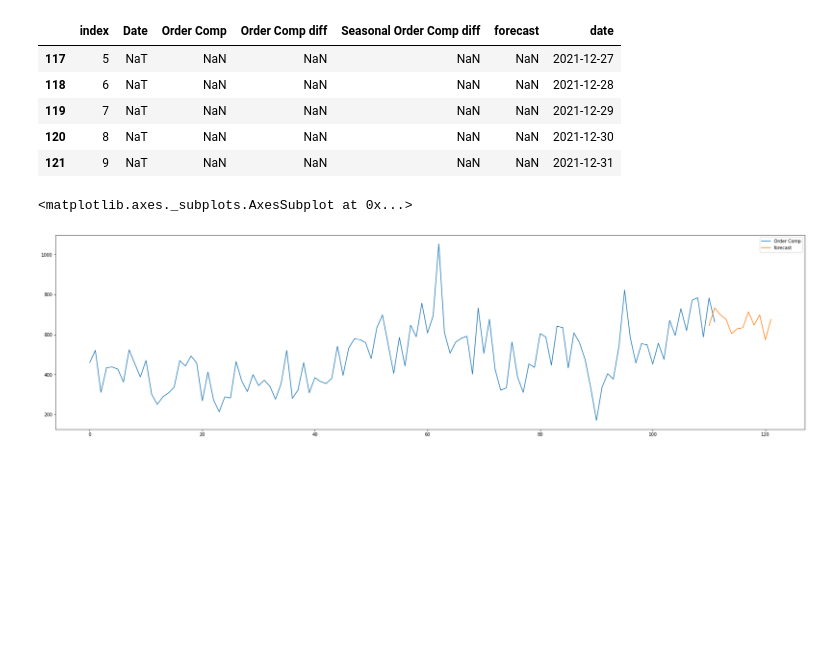
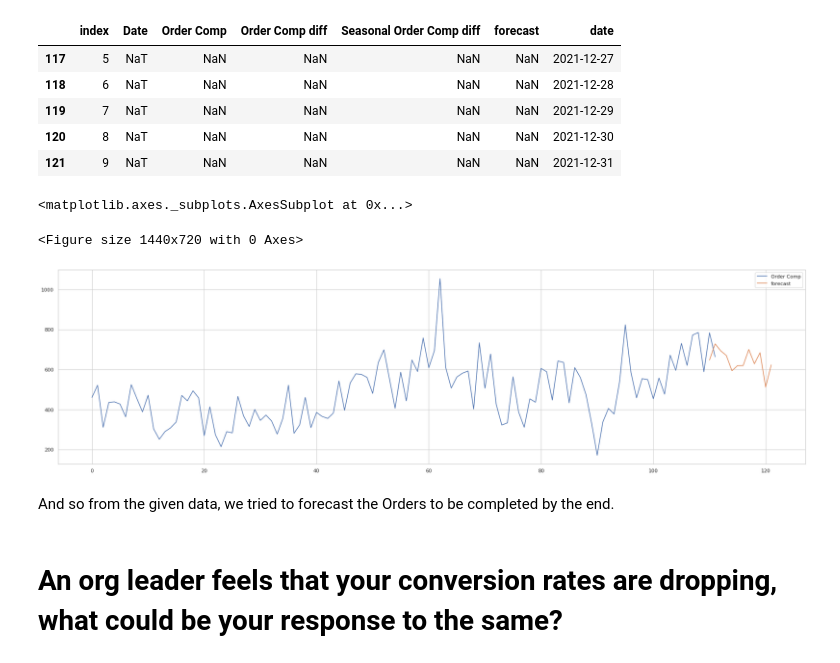
Before and after one commit to ajinkyajumde/EDA-with-TSF, a Jupyter notebook: GIVA.ipynb, the cells around one changed output. Cells and saved outputs as stored; diff of their text form; code cells hidden in the pictures; blank space fills up the shorter version.

```diff
--- a/GIVA.ipynb
+++ b/GIVA.ipynb
@@ -138,7 +152,5 @@ weak evidence against null hypothesis, time series has a unit root, indicating i
 # %%
 forecast_model['Order Comp diff'] = forecast_model['Order Comp'] - forecast_model['Order Comp'].shift(1)
-# %%
-forecast_model['Seasonal Order Comp diff']=forecast_model['Order Comp'] - forecast_model['Order Comp'].shift(30)
 # %%
 forecast_model.head()
 # %% [output]
@@ -199,5 +198,5 @@ fig = sm.graphics.tsa.plot_pacf(forecast_model['Seasonal Order Comp diff'].iloc[
 import statsmodels.api as sm
 from statsmodels.tsa.statespace.sarimax import SARIMAX
 # %%
-model=SARIMAX(forecast_model['Order Comp'],order=(1, 1, 2),seasonal_order=(1,1,2,30))
+model=SARIMAX(forecast_model['Order Comp'],order=(1, 1, 3),seasonal_order=(1,1,3,30))
 results=model.fit()
@@ -261,9 +262,17 @@ future_df.tail()
 | 120 | 8 | NaT | NaN | NaN | NaN | NaN | 2021-12-30 |
 | 121 | 9 | NaT | NaN | NaN | NaN | NaN | 2021-12-31 |
 # %%
+
+sns.set_theme(style="whitegrid")
+plt.figure(figsize=(20,10))
 future_df['forecast']=results.predict(start=
                               110,end=121,dynamic=True)
 future_df[['Order Comp','forecast']].plot(figsize=(30,8))
 # %% [output]
 <matplotlib.axes._subplots.AxesSubplot at 0x...>
+<Figure size 1440x720 with 0 Axes>
-[figure, old version]
+[figure, new version]
+# %% [markdown]
+And so from the given data, we tried to forecast the Orders to be completed by the end.
+# %% [markdown]
+# **An org leader feels that your conversion rates are dropping, what could be your response to the same?**
```
Also changed, not shown: parts of 38 cells of this notebook.
